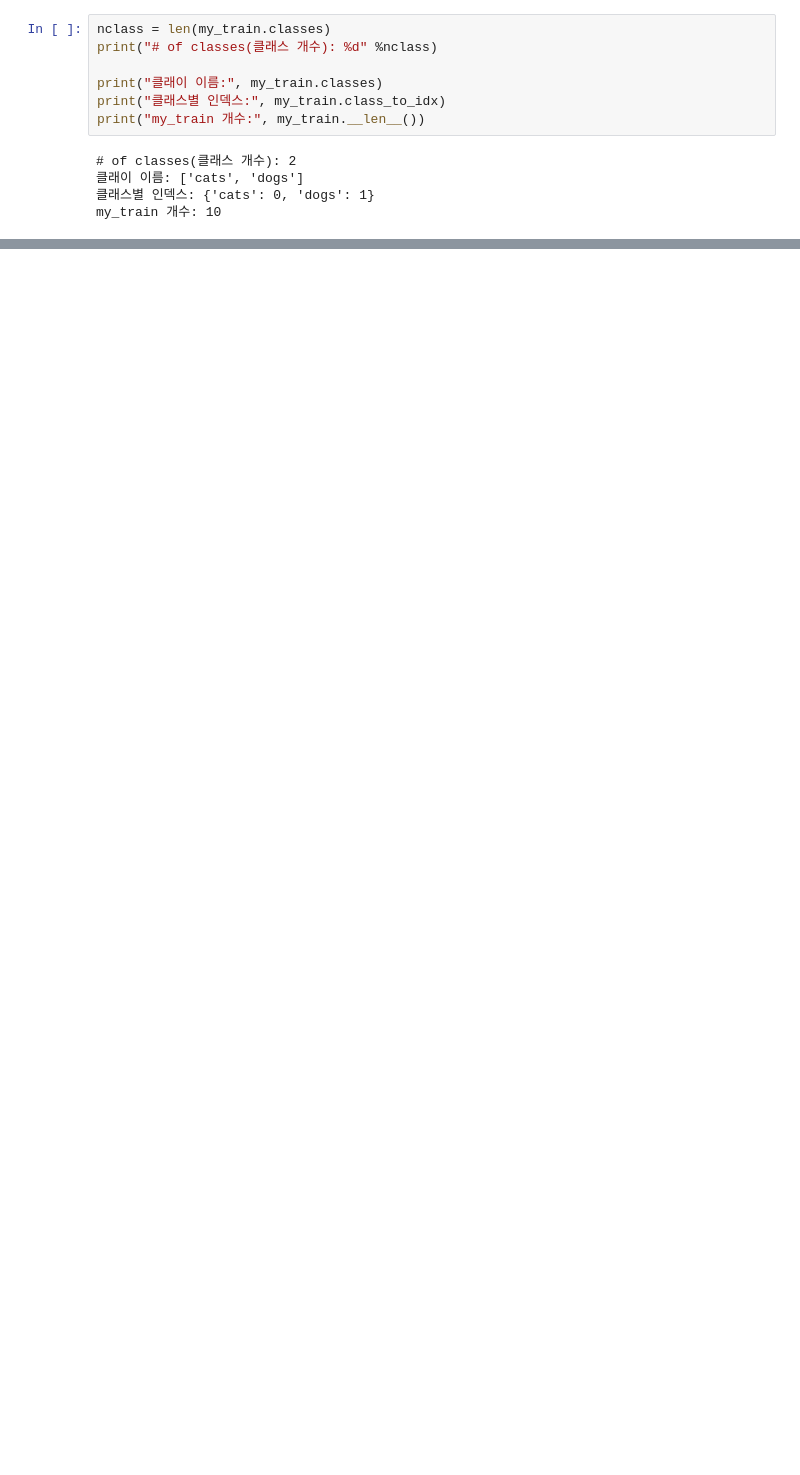
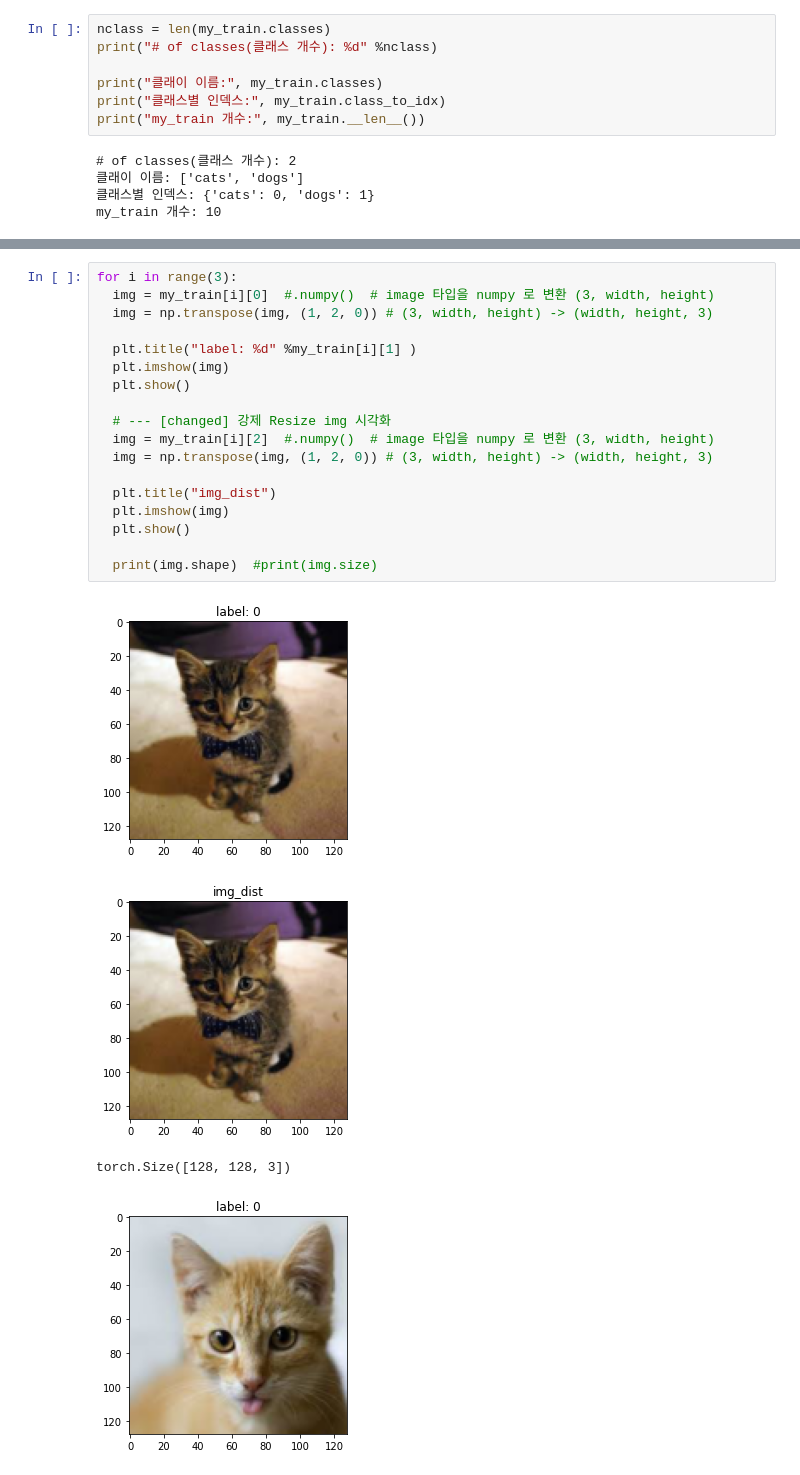
Before and after one commit to yhk775206/AIContents, a Jupyter notebook: c_customLoad_응용.ipynb, the cells around one changed output, grey strips where cells are left out. Cells and saved outputs as stored; diff of their text form; blank space fills up the shorter version.

```diff
--- a/c_customLoad_응용.ipynb
+++ b/c_customLoad_응용.ipynb
@@ -192,0 +193,23 @@ my_train 개수: 10
+# %%
+for i in range(3):
+  img = my_train[i][0]  #.numpy()  # image 타입을 numpy 로 변환 (3, width, height)
+  img = np.transpose(img, (1, 2, 0)) # (3, width, height) -> (width, height, 3)
+
+  plt.title("label: %d" %my_train[i][1] )
+  plt.imshow(img)
+  plt.show()
+
+  # --- [changed] 강제 Resize img 시각화
+  img = my_train[i][2]  #.numpy()  # image 타입을 numpy 로 변환 (3, width, height)
+  img = np.transpose(img, (1, 2, 0)) # (3, width, height) -> (width, height, 3)
+
+  plt.title("img_dist")
+  plt.imshow(img)
+  plt.show()
+
+  print(img.shape)  #print(img.size)
+# %% [output]
+[figure, added]
+[figure, added]
+torch.Size([128, 128, 3])
+[figure, added]
```
Also changed, not shown: parts of 18 cells of this notebook.
